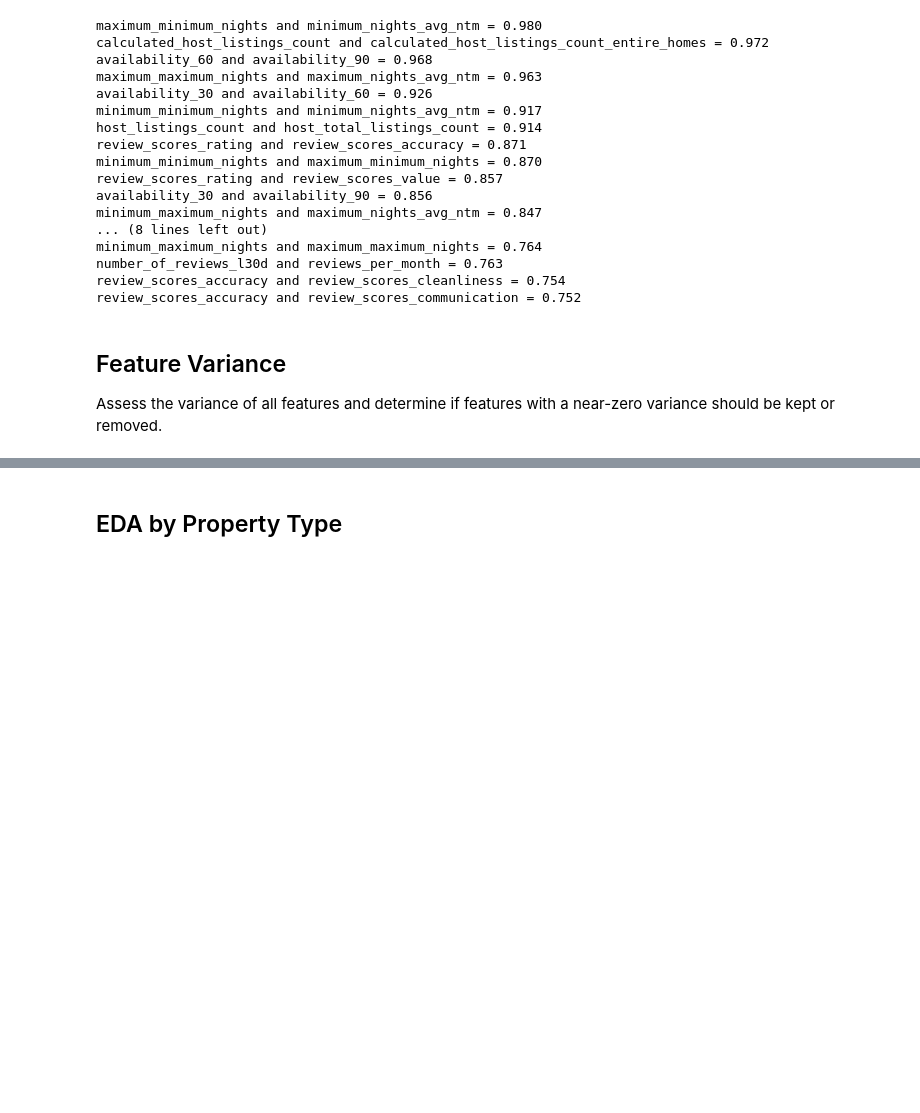
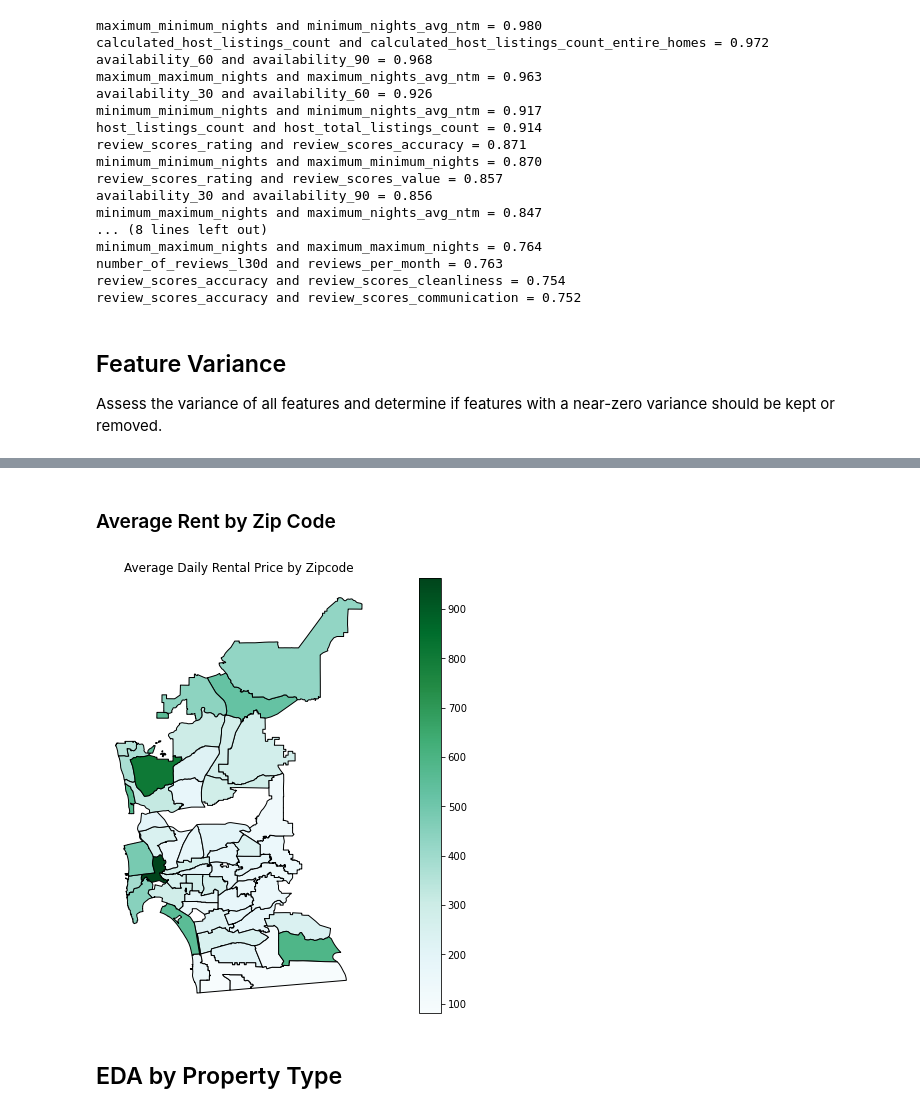
Before and after one commit to nlee98/ADS-599_Capstone_Project, a Jupyter notebook: Code Library/Data_Exploration.ipynb, the cells around one changed output, grey strips where cells are left out. Cells and saved outputs as stored; diff of their text form; code cells hidden in the pictures; blank space fills up the shorter version.

```diff
--- a/Code Library/Data_Exploration.ipynb
+++ b/Code Library/Data_Exploration.ipynb
@@ -466,22 +515,2 @@ Add dots on map to represent Airbnb listings
 # %%
 test_df = median_income_df[:30]
-# %%
-# Lets try geopandas instead
-import geopandas
-
-# Need to fix the median income column to make chloropleth
-median_income_df['Median income (dollars)']
-median_income_df['Median income (dollars)'] = median_income_df['Median income (dollars)'].str.replace(',', '').astype(float)
-
-# Source - https://sdgis-sandag.opendata.arcgis.com/datasets/SANDAG::zip-code/explore?location=32.916477%2C-114.604036%2C8.00
-SD_zip_shapes = geopandas.read_file("../Data/SDZips.geojson")
-
-# Join the zipcodes we need
-median_income_df['zipcode'] = pd.to_numeric(median_income_df['zipcode'])
-SD_gdf = median_income_df.merge(SD_zip_shapes, left_on='zipcode', right_on = 'ZIP', how='left')
-
-# Had a few duplicate zipcodes from the geojson, we'll drop them
-SD_gdf = SD_gdf.drop_duplicates(subset=['zipcode'])
-
-# Finish geodataframe
-SD_gdf = geopandas.GeoDataFrame(SD_gdf['Median income (dollars)'], geometry=SD_gdf.geometry)
@@ -521,3 +542,25 @@ KeyboardInterrupt:
+# %% [markdown]
+### Average Rent by Zip Code
+# %%
+# Fix the price variable
+eda_income_df['price'] = eda_income_df['price'].str.replace('$', '')
+eda_income_df['price'] = eda_income_df['price'].str.replace(',', '')
+eda_income_df['price'] = pd.to_numeric(eda_income_df['price'])
+
+# Fix the zipcode variable
+eda_income_df['zipcode'] = pd.to_numeric(eda_income_df['zipcode'])
+# %%
+# Create the df
+rent_zip = eda_income_df.groupby(by='zipcode', as_index=False)['price'].mean()
+rent_zip = rent_zip.merge(SD_gdf, left_on='zipcode', right_on='zipcode')
+rent_zip_gdf = geopandas.GeoDataFrame(rent_zip['price'], geometry=rent_zip['geometry'])
+# %%
+# Plot our map
+rent_zip_gdf.plot(column="price", cmap = 'BuGn', edgecolor = 'k', legend = True, figsize=(16,8))
+plt.title("Average Daily Rental Price by Zipcode")
+plt.axis('off');
+# %% [output]
+[figure, added]
 # %% [markdown]
 ## EDA by Property Type
 # %% [markdown]
```
Also changed, not shown: parts of 17 cells of this notebook.
